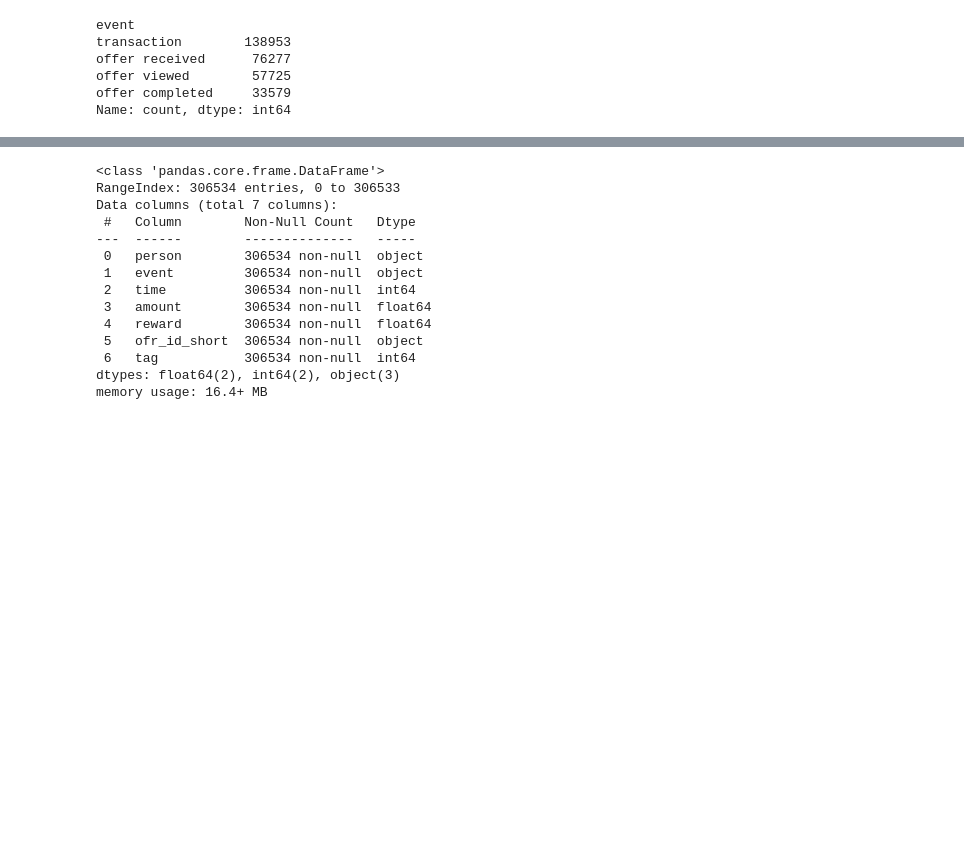
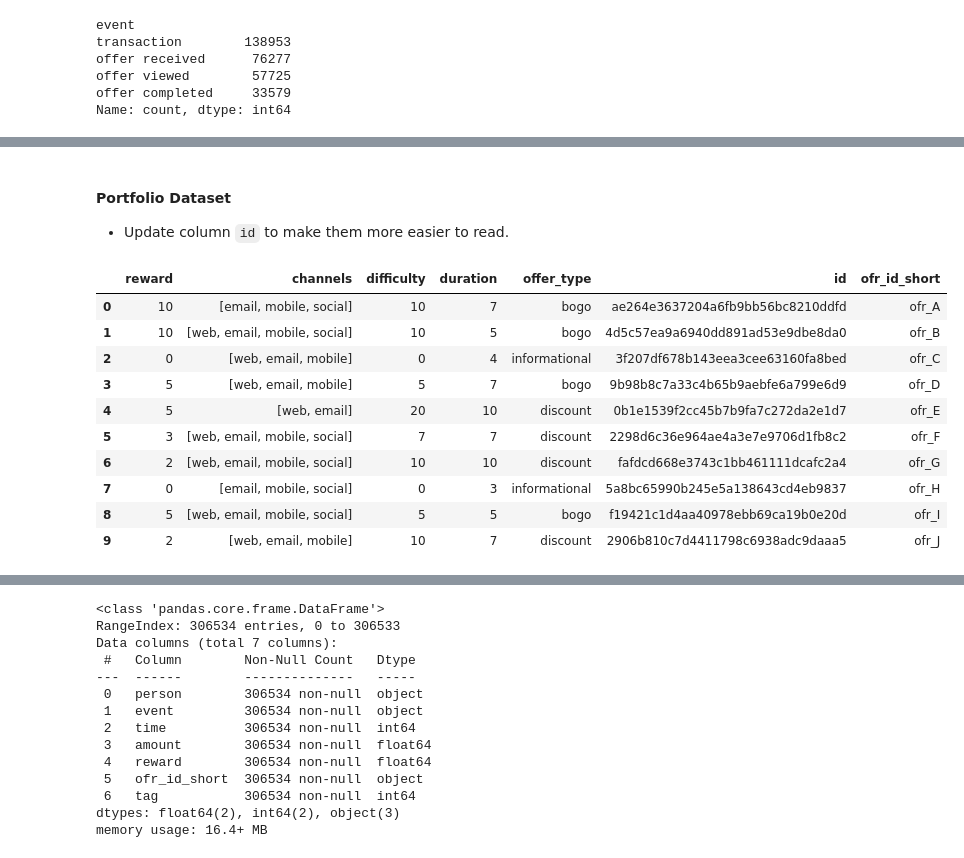
Before and after one commit to Niltonjuniorphd/Starbucks_project, a Jupyter notebook: Starbucks_Capstone_notebook_personal.ipynb, the cells around one changed output, grey strips where cells are left out. Drawn from its saved outputs; the diff is of its cells as text; code cells hidden in the pictures; blank space fills up the shorter version.

```diff
--- a/Starbucks_Capstone_notebook_personal.ipynb
+++ b/Starbucks_Capstone_notebook_personal.ipynb
@@ -217,0 +285,39 @@ Name: count, dtype: int64
+# %% [markdown]
+#### **Portfolio Dataset**
+- Update column `id` to make them more easier to read.
+# %%
+#creating a copy from the original dataframe
+portfolio = portfolio_raw.copy()
+
+# renaming the columns using a dictionary
+port_id = {
+    'ae264e3637204a6fb9bb56bc8210ddfd': 'ofr_A',
+    '4d5c57ea9a6940dd891ad53e9dbe8da0': 'ofr_B',
+    '3f207df678b143eea3cee63160fa8bed': 'ofr_C',
+    '9b98b8c7a33c4b65b9aebfe6a799e6d9': 'ofr_D',
+    '0b1e1539f2cc45b7b9fa7c272da2e1d7': 'ofr_E',
+    '2298d6c36e964ae4a3e7e9706d1fb8c2': 'ofr_F',
+    'fafdcd668e3743c1bb461111dcafc2a4': 'ofr_G',
+    '5a8bc65990b245e5a138643cd4eb9837': 'ofr_H',
+    'f19421c1d4aa40978ebb69ca19b0e20d': 'ofr_I',
+    '2906b810c7d4411798c6938adc9daaa5': 'ofr_J'
+}
+
+portfolio['ofr_id_short'] = portfolio['id'].map(port_id)
+
+# persist a csv file to the bronze folder
+portfolio.to_csv('medalion_data_store/bronze/portfolio.csv', index=False)
+
+portfolio
+# %% [output]
+|  | reward | channels | difficulty | duration | offer_type | id | ofr_id_short |
+| 0 | 10 | [email, mobile, social] | 10 | 7 | bogo | ae264e3637204a6fb9bb56bc8210ddfd | ofr_A |
+| 1 | 10 | [web, email, mobile, social] | 10 | 5 | bogo | 4d5c57ea9a6940dd891ad53e9dbe8da0 | ofr_B |
+| 2 | 0 | [web, email, mobile] | 0 | 4 | informational | 3f207df678b143eea3cee63160fa8bed | ofr_C |
+| 3 | 5 | [web, email, mobile] | 5 | 7 | bogo | 9b98b8c7a33c4b65b9aebfe6a799e6d9 | ofr_D |
+| 4 | 5 | [web, email] | 20 | 10 | discount | 0b1e1539f2cc45b7b9fa7c272da2e1d7 | ofr_E |
+| 5 | 3 | [web, email, mobile, social] | 7 | 7 | discount | 2298d6c36e964ae4a3e7e9706d1fb8c2 | ofr_F |
+| 6 | 2 | [web, email, mobile, social] | 10 | 10 | discount | fafdcd668e3743c1bb461111dcafc2a4 | ofr_G |
+| 7 | 0 | [email, mobile, social] | 0 | 3 | informational | 5a8bc65990b245e5a138643cd4eb9837 | ofr_H |
+| 8 | 5 | [web, email, mobile, social] | 5 | 5 | bogo | f19421c1d4aa40978ebb69ca19b0e20d | ofr_I |
+| 9 | 2 | [web, email, mobile] | 10 | 7 | discount | 2906b810c7d4411798c6938adc9daaa5 | ofr_J |
```
Also changed, not shown: parts of 59 cells of this notebook, 12 other files.
